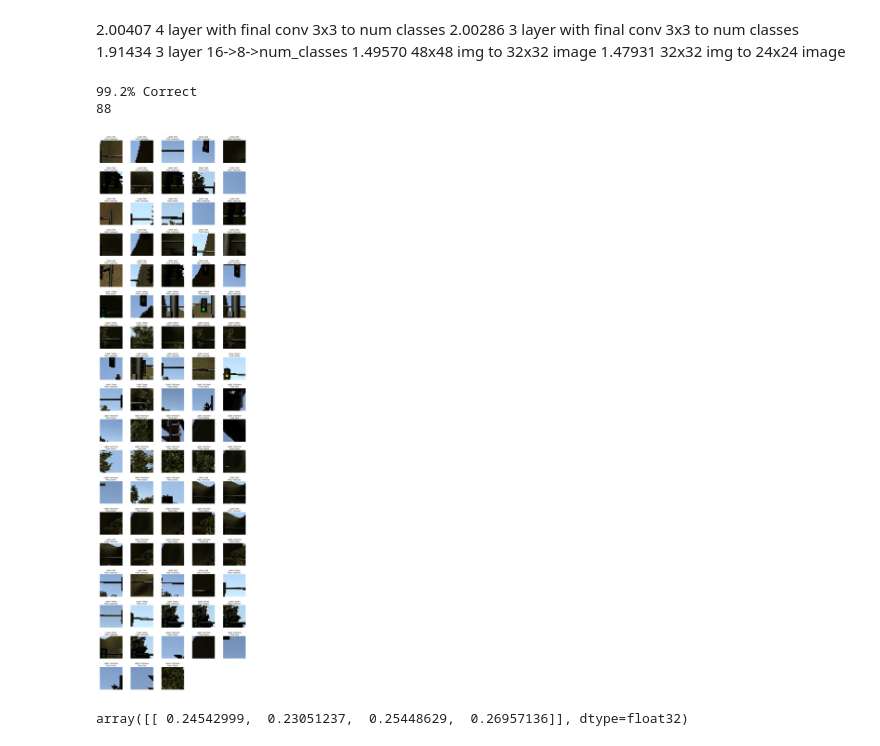
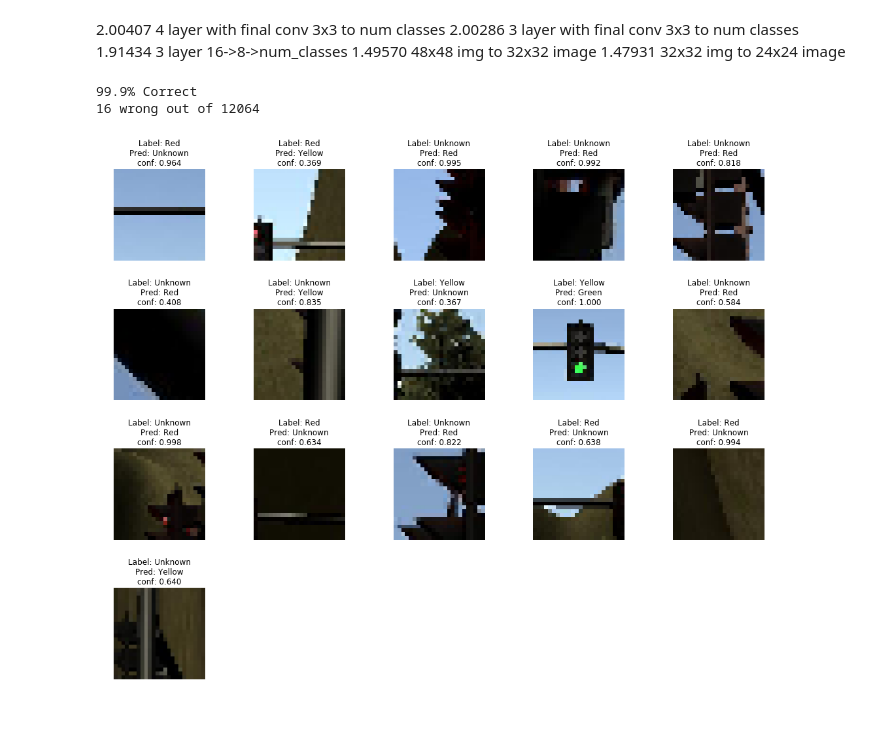
Before and after one commit to racersmith/CarND-Capstone, a Jupyter notebook: tl_data/Traffic_Light_Classifier.ipynb, the cells around one changed output. Drawn from its saved outputs; the diff is of its cells as text; code cells hidden in the pictures.

```diff
--- a/tl_data/Traffic_Light_Classifier.ipynb
+++ b/tl_data/Traffic_Light_Classifier.ipynb
@@ -16,4 +14,4 @@ Using TensorFlow backend.
 # %%
-for phase in glob.glob('phase*'):
+for phase in glob.glob('data/phase*'):
     print(phase)
 # %% [output]
@@ -261,7 +313,8 @@ gc.collect()
 from keras.models import load_model
 import numpy as np
 
-model = load_model('saved_models/trained_model.h5')
+# model = load_model('saved_models/trained_model.h5')
+model = load_model('saved_models/CNN_trained_model.h5')
 img = X_all[0]
 np.argmax(model.predict(np.array([img])))
 # %% [output]
@@ -322,38 +374,34 @@ print("{:6.5f}".format(time))
 1.91434     3 layer 16->8->num_classes
 1.49570     48x48 img to 32x32 image
 1.47931     32x32 img to 24x24 image
+# %%
+# images, labels = get_images(1000)
+images = X_all
+labels = y_all
+conf = predict(images)
+pred = np.argmax(conf, axis=1)
+correct = np.argmax(labels, axis=1) == pred
+
+labels = np.argmax(labels, axis=1)
+
+print("{:4.3}% Correct".format(100*len(correct[correct==True])/len(correct)))
+wrong = np.where(correct==False)
+n_wrong = len(wrong[0])
+print("{} wrong out of {}".format(n_wrong, len(images)))
+# %% [output]
+99.9% Correct
+16 wrong out of 12064
 # %%
-# images, labels = get_images(1000)
-images = X_all
-labels = y_all
-pred = np.argmax(predict(images), axis=1)
-correct = np.argmax(labels, axis=1) == pred
-
-labels = np.argmax(labels, axis=1)
-
-print("{:4.3}% Correct".format(100*len(correct[correct==True])/len(correct)))
-
-wrong = np.where(correct==False)
-n_wrong = len(wrong[0])
-print(n_wrong)
-
 cols = 5
 rows = n_wrong//cols+1
 plt.subplots(figsize=(3*cols,3*rows))
 i = 1
-for i, (img, l, p) in enumerate(zip(images[wrong], labels[wrong], pred[wrong])):
+for i, (img, l, p, c) in enumerate(zip(images[wrong], labels[wrong], pred[wrong], conf[wrong])):
     plt.subplot(rows, cols, i+1)
     plt.imshow(img)
-    plt.title("Label: {}\nPred: {}".format(state[l], state[p]))
+    plt.title("Label: {}\nPred: {}\nconf: {:.3f}".format(state[l], state[p], c[p]))
     plt.axis('off')
 plt.tight_layout()
 plt.show()
 # %% [output]
-99.2% Correct
-88
-[figure, old version]
+[figure, new version]
-# %%
-dummy_img = np.zeros((24,24,3))
-model.predict(np.array([dummy_img]))
-# %% [output]
-array([[ 0.24542999,  0.23051237,  0.25448629,  0.26957136]], dtype=float32)
```
Also changed, not shown: parts of 14 cells of this notebook.
